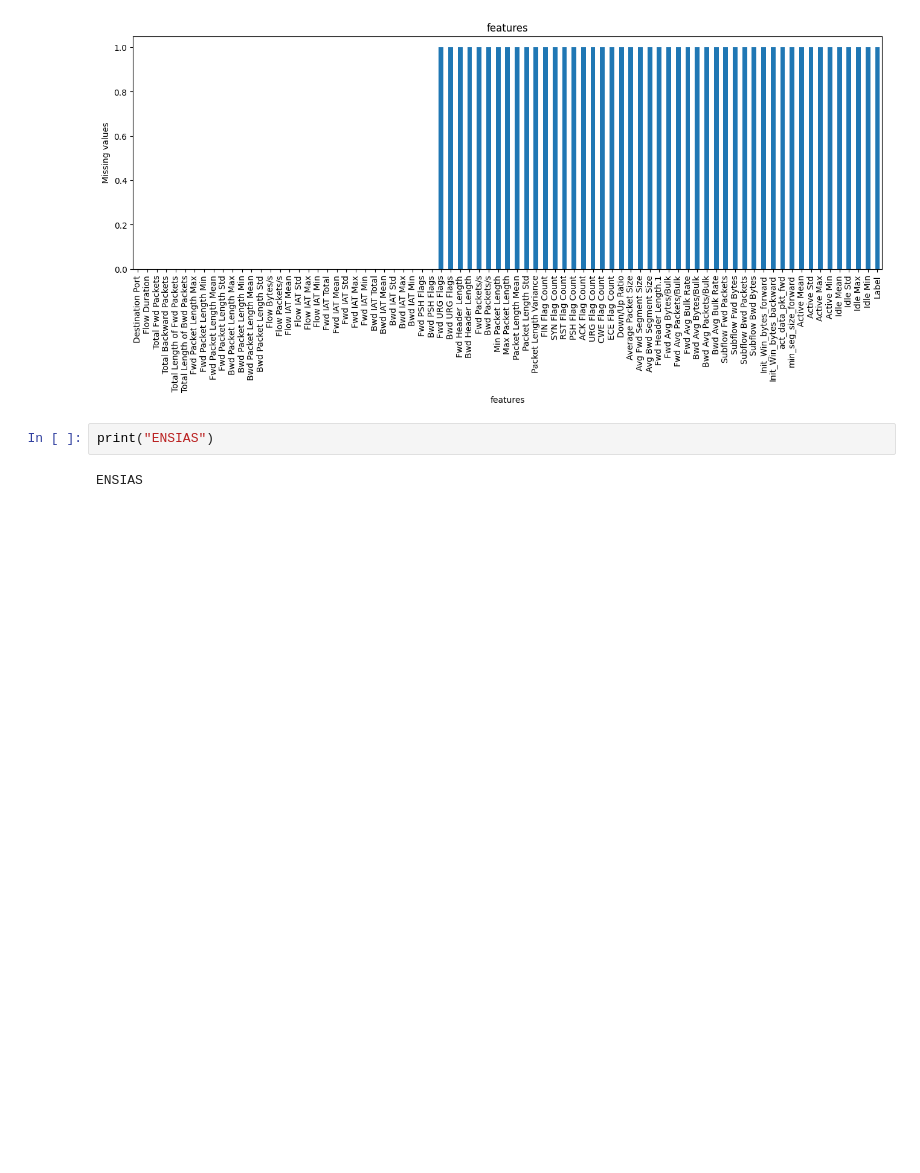
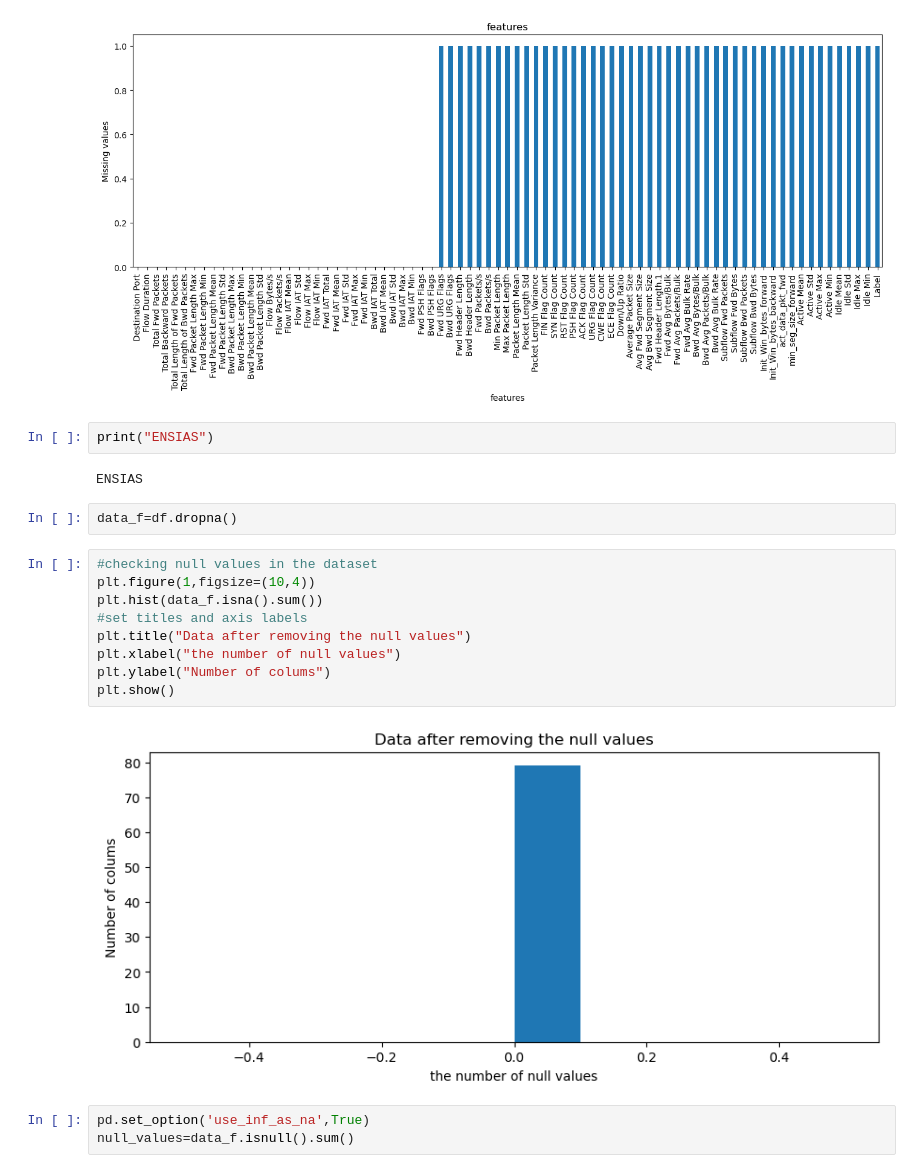
Before and after one commit to fidaear/detect-DDOS-using-Machine-Learning, a Jupyter notebook: main_file.ipynb, the cells around one changed output. Cells and saved outputs as stored; diff of their text form; blank space fills up the shorter version.

```diff
--- a/main_file.ipynb
+++ b/main_file.ipynb
@@ -64,3 +64,19 @@ plot_missing_values(df)
 print("ENSIAS")
 # %% [output]
 ENSIAS
+# %%
+data_f=df.dropna()
+# %%
+#checking null values in the dataset
+plt.figure(1,figsize=(10,4))
+plt.hist(data_f.isna().sum())
+#set titles and axis labels
+plt.title("Data after removing the null values")
+plt.xlabel("the number of null values")
+plt.ylabel("Number of colums")
+plt.show()
+# %% [output]
+[figure, added]
+# %%
+pd.set_option('use_inf_as_na',True)
+null_values=data_f.isnull().sum()
```
Also changed, not shown: parts of 13 cells of this notebook.
